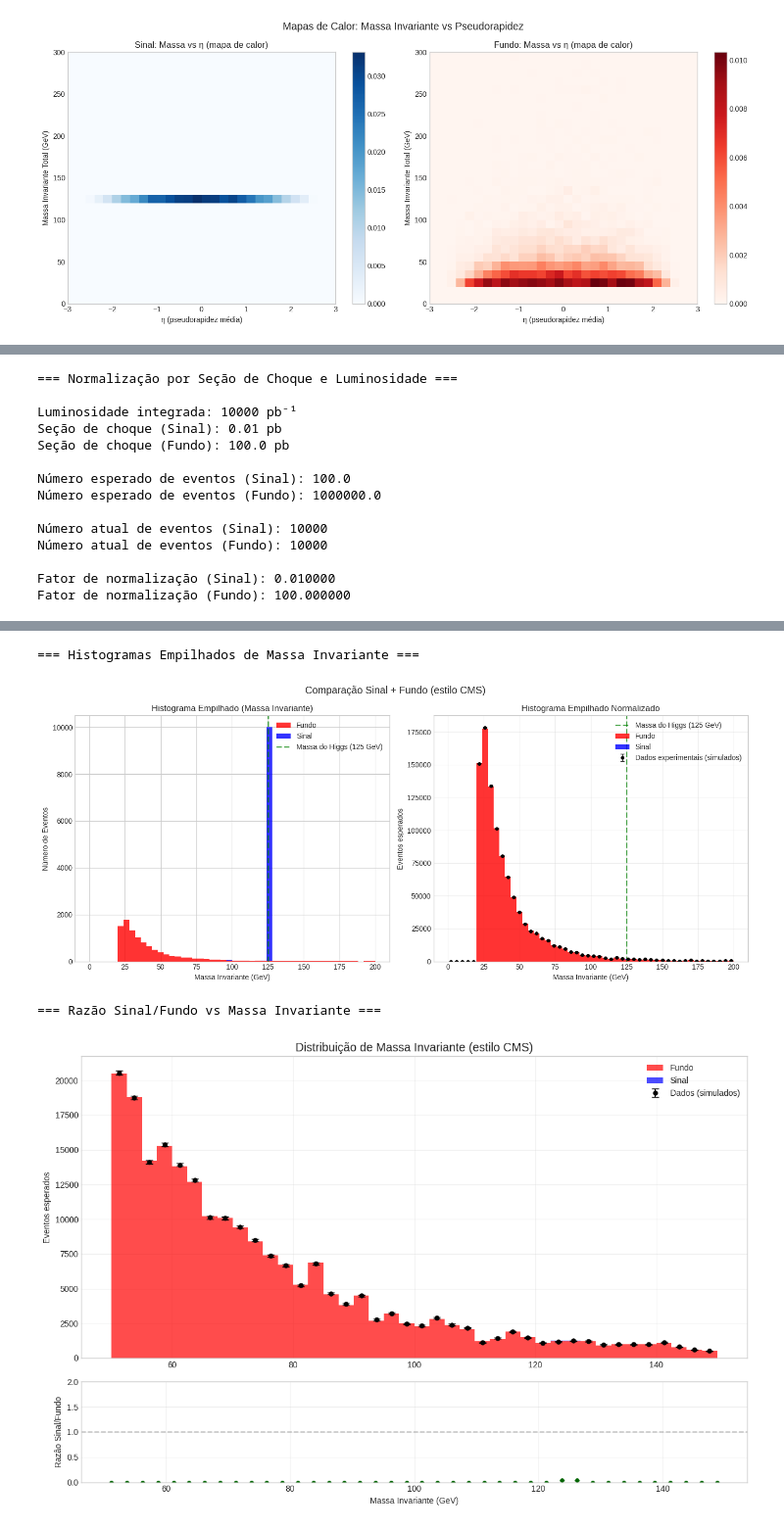
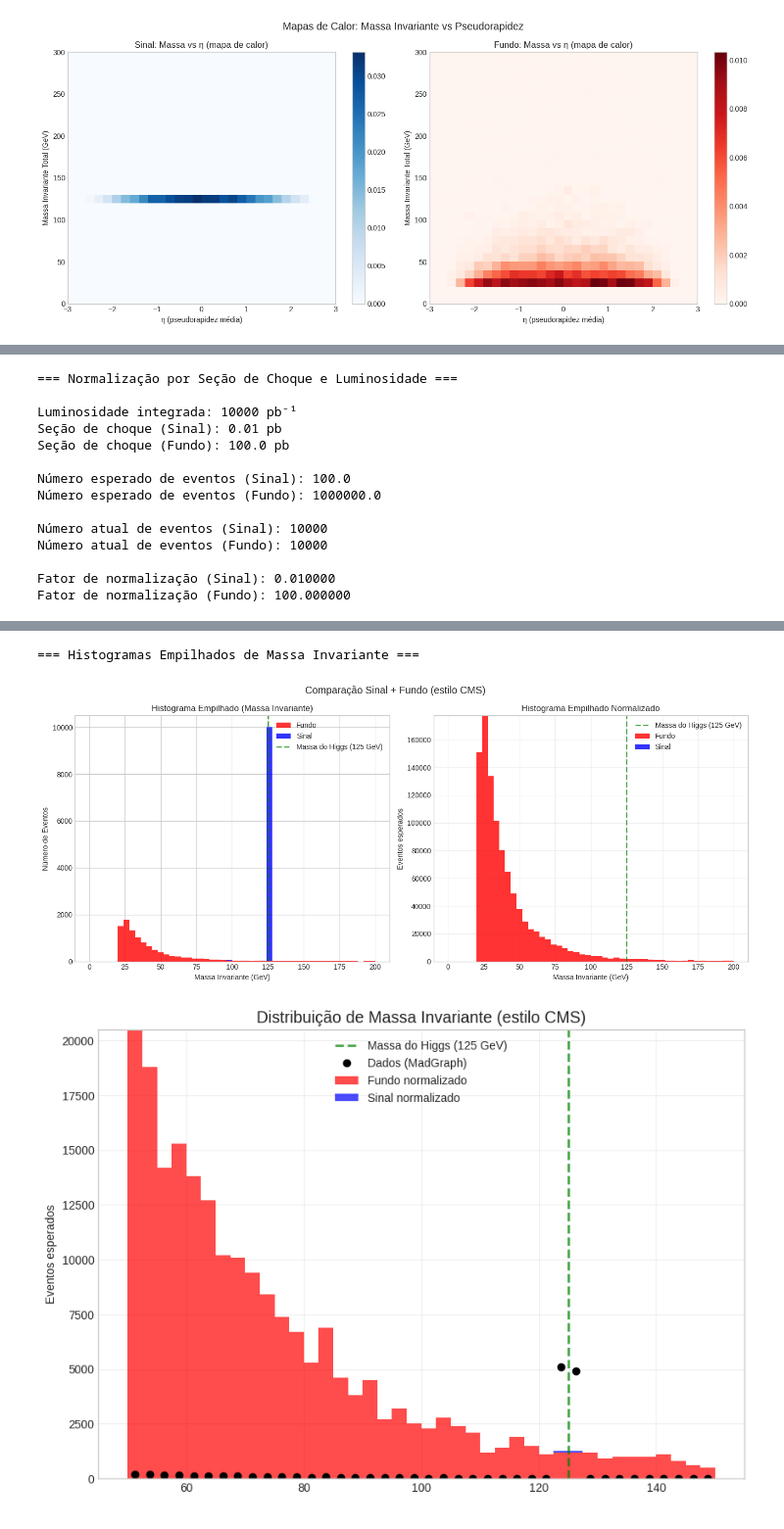
Before and after one commit to allanfgodoi/allan-gabriel, a Jupyter notebook: allan1.ipynb, the cells around one changed output, grey strips where cells are left out. Shown: that part at 98% size. Cells and saved outputs as stored; diff of their text form; code cells hidden in the pictures.

Commit message:
Corrected plots and add comments

```diff
--- a/allan1.ipynb
+++ b/allan1.ipynb
@@ -754,20 +773,6 @@ if signal_total_masses and bkg_total_masses:
     ax2.legend()
     ax2.grid(True, alpha=0.3)
 
-    # Adicionar pontos de "dados experimentais" simulados
-    np.random.seed(42)  # Para reprodutibilidade
-    experimental_data = hist_bkg_norm + hist_signal_norm
-    experimental_uncertainty = np.sqrt(experimental_data)  # Incerteza estatística √N
-
-    # Adicionar ruído aos dados experimentais
-    noisy_experimental = experimental_data + np.random.normal(0, experimental_uncertainty)
-    noisy_experimental = np.where(noisy_experimental < 0, 0, noisy_experimental)  # Evitar valores negativos
-
-    ax2.errorbar(bin_centers, noisy_experimental, yerr=experimental_uncertainty,
-                 fmt='o', color='black', markersize=4, linewidth=1,
-                 capsize=3, label='Dados experimentais (simulados)')
-    ax2.legend()
-
 else:
     ax1.text(0.5, 0.5, 'Dados insuficientes para histograma empilhado',
              ha='center', va='center', transform=ax1.transAxes)
@@ -778,14 +783,11 @@ plt.suptitle('Comparação Sinal + Fundo (estilo CMS)', fontsize=14)
 plt.tight_layout()
 plt.show()
 
-# 3. Gráfico de razão Sinal/Fundo
-print("\n=== Razão Sinal/Fundo vs Massa Invariante ===")
+if signal_total_masses and bkg_total_masses:
+    # 1. Alteração: Cria apenas uma figura e um eixo (sem ax2, sem gridspec)
+    fig, ax1 = plt.subplots(figsize=(10, 7))
 
-if signal_total_masses and bkg_total_masses:
-    fig, (ax1, ax2) = plt.subplots(2, 1, figsize=(12, 8),
-                                   gridspec_kw={'height_ratios': [3, 1]})
-
-    # Histograma superior
+    # Cálculos dos histogramas
     hist_bkg, bin_edges = np.histogram(bkg_total_masses, bins=40, range=(50, 150))
     hist_signal, _ = np.histogram(signal_total_masses, bins=40, range=(50, 150))
 
@@ -795,66 +797,42 @@ if signal_total_masses and bkg_total_masses:
     bin_centers = (bin_edges[:-1] + bin_edges[1:]) / 2
     width = np.diff(bin_edges)
 
+    ax1.axvline(x=125, color='green', linestyle='--', linewidth=2,
+                alpha=0.7, label='Massa do Higgs (125 GeV)')
+
+    # Plot das barras empilhadas
     ax1.bar(bin_centers, hist_bkg_norm, width=width,
-            color='red', alpha=0.7, label='Fundo', align='center')
+            color='red', alpha=0.7, label='Fundo normalizado', align='center')
     ax1.bar(bin_centers, hist_signal_norm, width=width,
-            bottom=hist_bkg_norm, color='blue', alpha=0.7, label='Sinal', align='center')
+            bottom=hist_bkg_norm, color='blue', alpha=0.7, label='Sinal normalizado', align='center')
 
     # Dados experimentais simulados
-    experimental_data = hist_bkg_norm + hist_signal_norm
-    experimental_uncertainty = np.sqrt(experimental_data)
-    noisy_experimental = experimental_data + np.random.normal(0, experimental_uncertainty)
-    noisy_experimental = np.where(noisy_experimental < 0, 0, noisy_experimental)
+    experimental_data = hist_bkg + hist_signal
 
-    ax1.errorbar(bin_centers, noisy_experimental, yerr=experimental_uncertainty,
-                 fmt='o', color='black', markersize=5, linewidth=1.5,
-                 capsize=4, label='Dados (simulados)', zorder=10)
+    ax1.plot(bin_centers, experimental_data, "o", color="black", label="Dados (MadGraph)")
 
     ax1.set_title('Distribuição de Massa Invariante (estilo CMS)', fontsize=14)
     ax1.set_ylabel('Eventos esperados')
     ax1.legend()
     ax1.grid(True, alpha=0.3)
 
-    # Gráfico de razão inferior
-    with np.errstate(divide='ignore', invalid='ignore'):
-        signal_to_bkg = np.divide(hist_signal_norm, hist_bkg_norm)
-        signal_to_bkg_err = signal_to_bkg * np.sqrt(
-            np.divide(1, hist_signal_norm, where=hist_signal_norm>0) +
-            np.divide(1, hist_bkg_norm, where=hist_bkg_norm>0)
-        )
-
-    # Substituir inf/nan por 0
-    signal_to_bkg = np.nan_to_num(signal_to_bkg, nan=0, posinf=0, neginf=0)
-    signal_to_bkg_err = np.nan_to_num(signal_to_bkg_err, nan=0, posinf=0, neginf=0)
-
-    ax2.errorbar(bin_centers, signal_to_bkg, yerr=signal_to_bkg_err,
-                 fmt='o', color='darkgreen', markersize=4, linewidth=1,
-                 capsize=3)
-    ax2.axhline(y=1, color='gray', linestyle='--', alpha=0.5)
-    ax2.set_xlabel('Massa Invariante (GeV)')
-    ax2.set_ylabel('Razão Sinal/Fundo')
-    ax2.set_ylim(0, max(2, np.max(signal_to_bkg) * 1.2))
-    ax2.grid(True, alpha=0.3)
-
-    plt.tight_layout()
     plt.show()
 # %% [output]
 === Normalização por Seção de Choque e Luminosidade ===
 
 Luminosidade integrada: 10000 pb⁻¹
 Seção de choque (Sinal): 0.01 pb
 Seção de choque (Fundo): 100.0 pb
 
 Número esperado de eventos (Sinal): 100.0
 Número esperado de eventos (Fundo): 1000000.0
 
 Número atual de eventos (Sinal): 10000
 Número atual de eventos (Fundo): 10000
 
 Fator de normalização (Sinal): 0.010000
 Fator de normalização (Fundo): 100.000000
 [figure]
 === Histogramas Empilhados de Massa Invariante ===
-[figure, old version]
+[figure, new version]
-=== Razão Sinal/Fundo vs Massa Invariante ===
-[figure, old version]
+[figure, new version]
```
Also changed, not shown: parts of 5 cells of this notebook.
